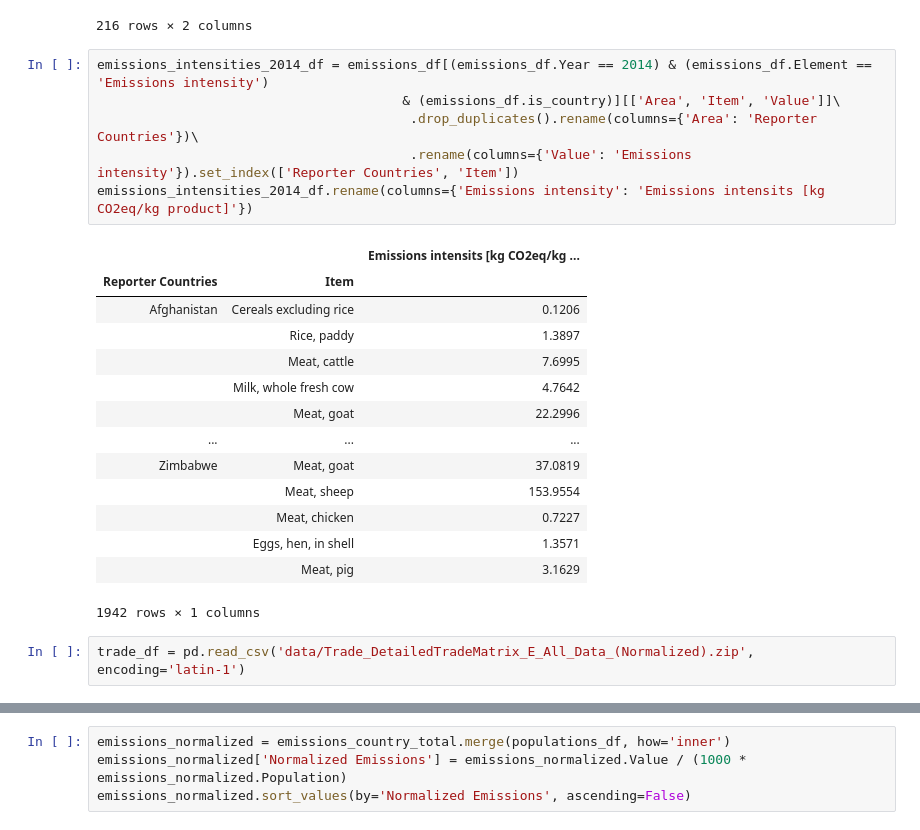
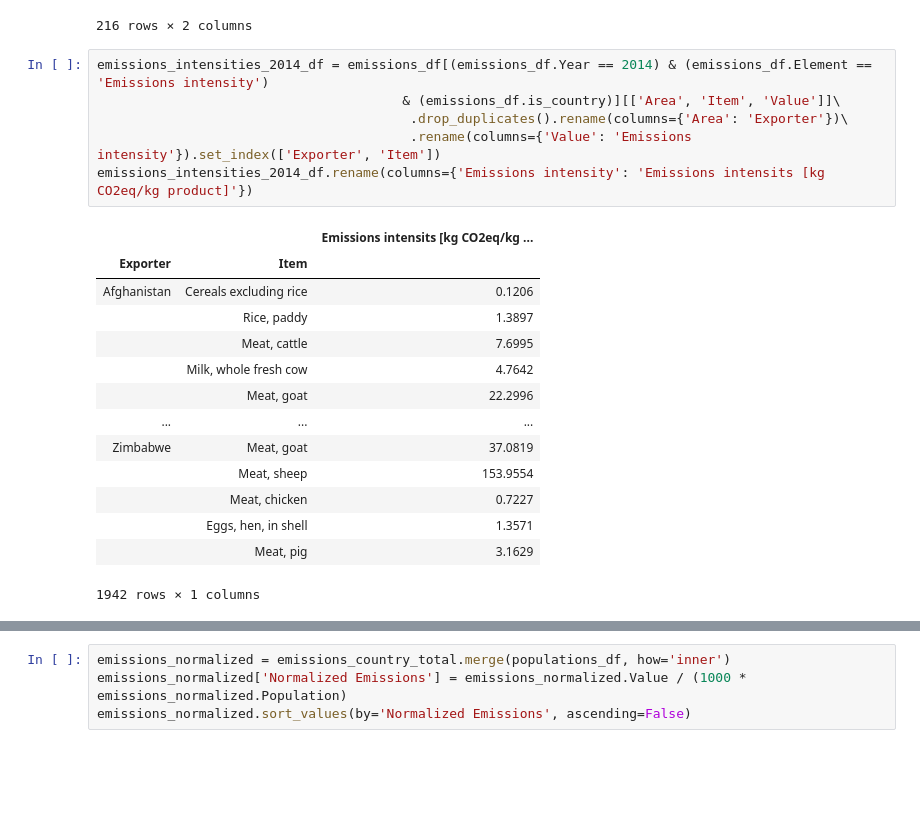
Before and after one commit to tileb1/global-food-statistics, a Jupyter notebook: descriptive_analysis.ipynb, the cells around one changed output, grey strips where cells are left out. Drawn from its saved outputs; the diff is of its cells as text; blank space fills up the shorter version.

```diff
--- a/descriptive_analysis.ipynb
+++ b/descriptive_analysis.ipynb
@@ -86,12 +86,12 @@ emissions_country_total.rename(columns={'Area': 'Country', 'Value': 'Emissions (
 # %%
 emissions_intensities_2014_df = emissions_df[(emissions_df.Year == 2014) & (emissions_df.Element == 'Emissions intensity')
                                        & (emissions_df.is_country)][['Area', 'Item', 'Value']]\
-                                        .drop_duplicates().rename(columns={'Area': 'Reporter Countries'})\
-                                        .rename(columns={'Value': 'Emissions intensity'}).set_index(['Reporter Countries', 'Item'])
+                                        .drop_duplicates().rename(columns={'Area': 'Exporter'})\
+                                        .rename(columns={'Value': 'Emissions intensity'}).set_index(['Exporter', 'Item'])
 emissions_intensities_2014_df.rename(columns={'Emissions intensity': 'Emissions intensits [kg CO2eq/kg product]'})
 # %% [output]
 |  |  | Emissions intensits [kg CO2eq/kg ... |
-| Reporter Countries | Item |  |
+| Exporter | Item |  |
 | Afghanistan | Cereals excluding rice | 0.1206 |
 |  | Rice, paddy | 1.3897 |
 |  | Meat, cattle | 7.6995 |
@@ -104,5 +104,3 @@ emissions_intensities_2014_df.rename(columns={'Emissions intensity': 'Emissions
 |  | Eggs, hen, in shell | 1.3571 |
 |  | Meat, pig | 3.1629 |
 1942 rows × 1 columns
-# %%
-trade_df = pd.read_csv('data/Trade_DetailedTradeMatrix_E_All_Data_(Normalized).zip', encoding='latin-1')
```
Also changed, not shown: parts of 5 cells of this notebook, 1 other file.
